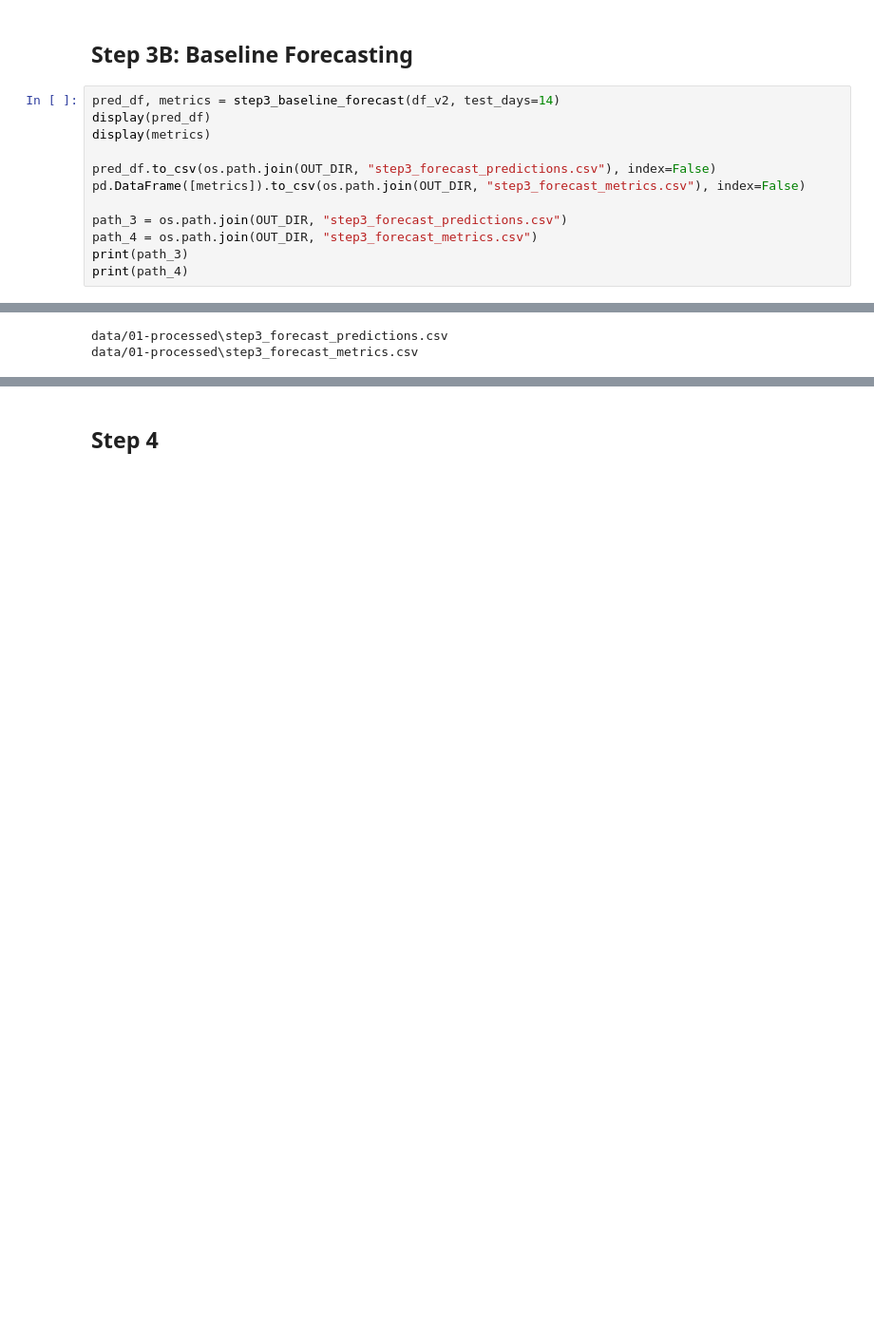
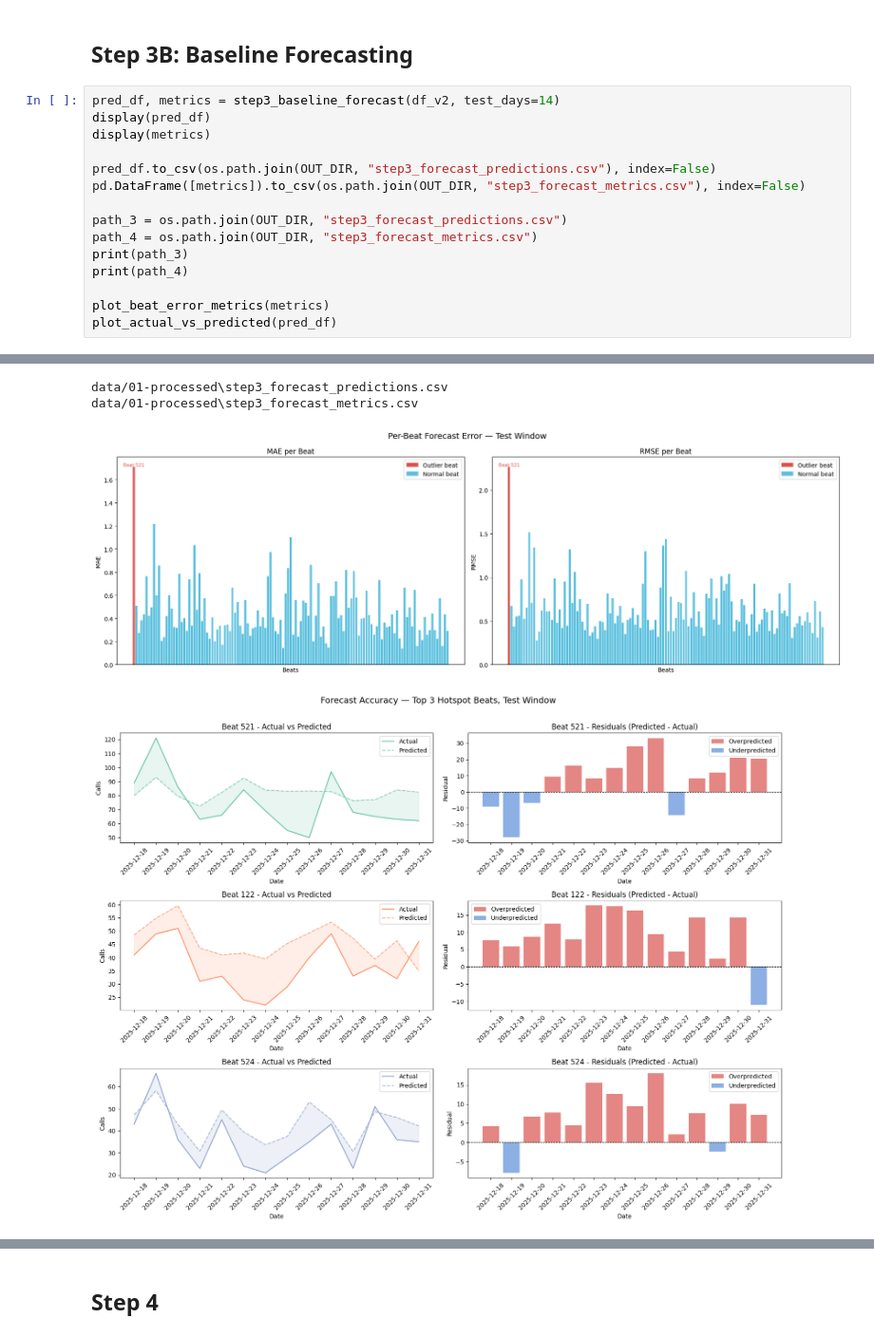
Before and after one commit to BJKin/Analytics-Driven-Resource-Deployment-for-San-Diego-Emergency-Services, a Jupyter notebook: data_pipeline.ipynb, the cells around one changed output, grey strips where cells are left out. Shown at 95% size. Cells and saved outputs as stored; diff of their text form; blank space fills up the shorter version.

Commit message:
Added Visualizations functions for step 3 such that the errors can be better represented

```diff
--- a/data_pipeline.ipynb
+++ b/data_pipeline.ipynb
@@ -236,6 +236,9 @@ path_3 = os.path.join(OUT_DIR, "step3_forecast_predictions.csv")
 path_4 = os.path.join(OUT_DIR, "step3_forecast_metrics.csv")
 print(path_3)
 print(path_4)
+
+plot_beat_error_metrics(metrics)
+plot_actual_vs_predicted(pred_df)
 # %% [output]
 |  | DATE | BEAT | HOUR | DOW | ACTUAL_CALLS | MEAN_DAILY_CALLS | PRED_CALLS |
 | 0 | 2025-12-18 | 111 | 9 | Thursday | 1 | 1.666667 | 1.666667 |
@@ -254,2 +274,4 @@ print(path_4)
 data/01-processed\step3_forecast_predictions.csv
 data/01-processed\step3_forecast_metrics.csv
+[figure, added]
+[figure, added]
```
Also changed, not shown: parts of 3 cells of this notebook, 8 other files.
